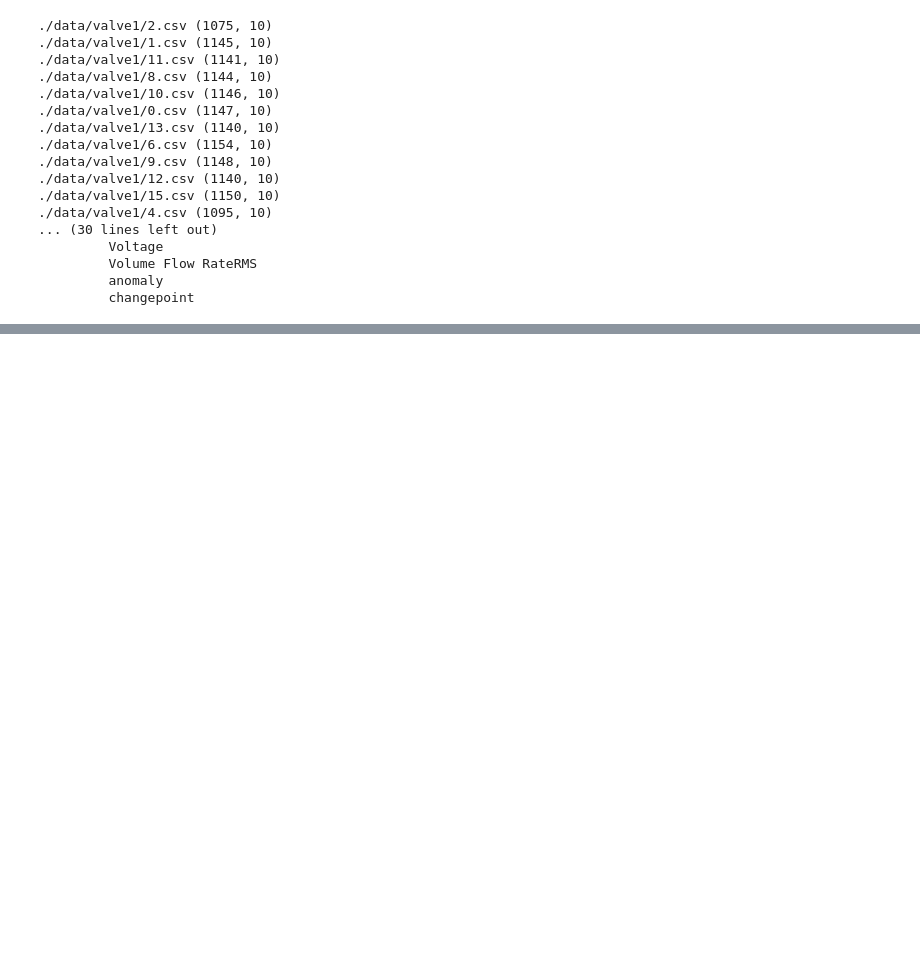
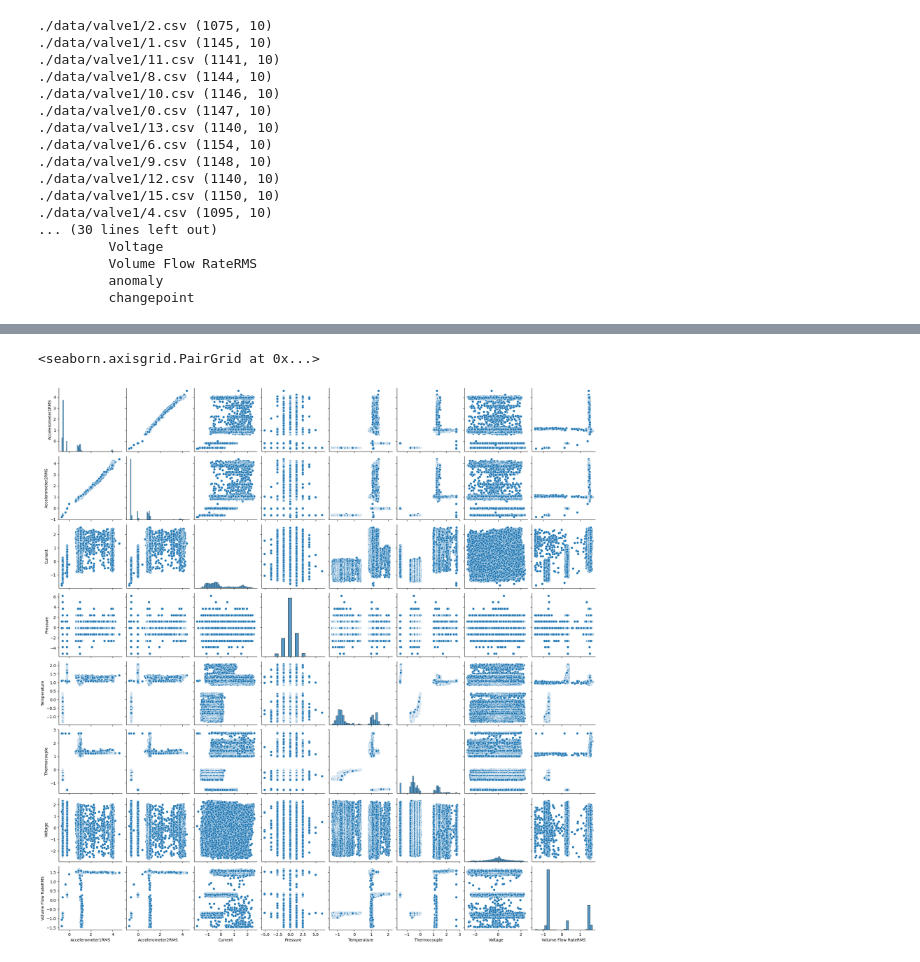
Before and after one commit to mipt-nd/novelty-detection, a Jupyter notebook: statistical_methods.ipynb, the cells around one changed output, grey strips where cells are left out. Drawn from its saved outputs; the diff is of its cells as text; code cells hidden in the pictures; blank space fills up the shorter version.

```diff
--- a/statistical_methods.ipynb
+++ b/statistical_methods.ipynb
@@ -129,0 +170,9 @@ memory usage: 3.1 MB
+# %%
+from sklearn.metrics import f1_score
+from sklearn.ensemble import IsolationForest
+
+iForest = IsolationForest(n_estimators=50, verbose=1)
+iForest.fit(X)
+pred = iForest.predict(X)
+pred[pred == -1] = 0
+f1_score(y, pred)
@@ -129,0 +183,7 @@ memory usage: 3.1 MB
+# %%
+import seaborn as sns
+
+sns.pairplot(X)
+# %% [output]
+<seaborn.axisgrid.PairGrid at 0x...>
+[figure, added]
```
Also changed, not shown: parts of 8 cells of this notebook.
